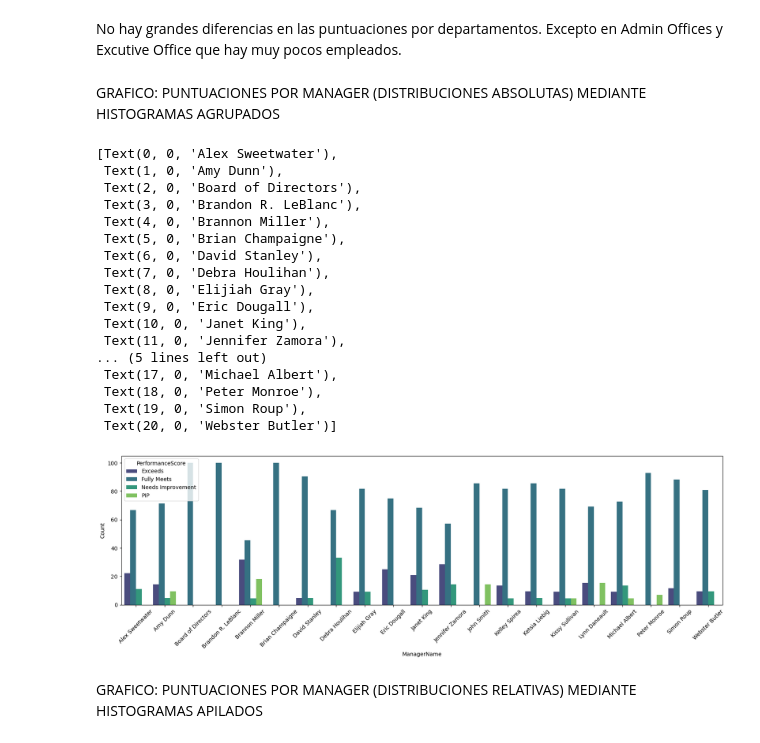
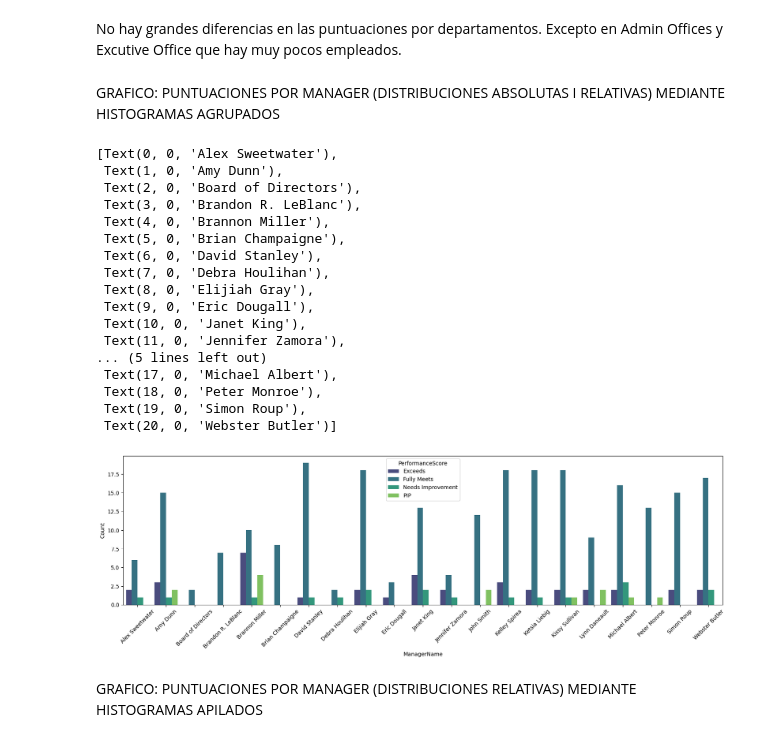
Before and after one commit to Mrivasesade/HR_Hackaton, a Jupyter notebook: HRAnalytics_Hackaton.ipynb, the cells around one changed output. Drawn from its saved outputs; the diff is of its cells as text; code cells hidden in the pictures.

```diff
--- a/HRAnalytics_Hackaton.ipynb
+++ b/HRAnalytics_Hackaton.ipynb
@@ -216,0 +246,2 @@ plt.show()
+# %%
+df['DOB'] = pd.to_datetime(df['DOB'])
@@ -216,0 +252,3 @@ plt.show()
+# %%
+df['Edad'] = df['DOB'].apply(calcular_edad)
+print(df)
@@ -216,0 +332,3 @@ plt.show()
+# %%
+df['HispanicLatino'] = df['HispanicLatino'].replace('Yes','yes')
+df['HispanicLatino'] = df['HispanicLatino'].replace('No','no')
@@ -216,0 +617,29 @@ plt.show()
+# %%
+def group_by_department_position(df, column):
+    """
+    Agrupa los datos por Departamento y Posición, separando por la columna especificada (Sexo, Raza o Grupo de Edad).
+    """
+    df_grouped = df.pivot_table(index=['Department', 'Position'], columns=column, aggfunc='size', fill_value=0)
+    return df_grouped
+
+def display_grouped_table(df_grouped, title):
+    """
+    Muestra la tabla en formato tabulado con un título descriptivo.
+    """
+    print(f"\n{title}\n")
+    print(tabulate(df_grouped, headers='keys', tablefmt='grid'))
+
+def categorize_age_groups(df):
+    """
+    Crea una nueva columna 'Age_Group' con rangos de edad definidos.
+    """
+    df['Age_Group'] = pd.cut(df['Edad'], bins=[0, 35, 50, 100], labels=["<35", "36-50", ">50"])
+    return df
+
+df = categorize_age_groups(df)
+df_sex_by_dept_pos = group_by_department_position(df, 'Sex')
+display_grouped_table(df_sex_by_dept_pos, "Distribución por Sexo")
+df_race_by_dept_pos = group_by_department_position(df, 'RaceDesc')
+display_grouped_table(df_race_by_dept_pos, "Distribución por Raza")
+df_age_by_dept_pos = group_by_department_position(df, 'Age_Group')
+display_grouped_table(df_age_by_dept_pos, "Distribución por Grupo de Edad")
@@ -299,43 +791,48 @@ plt.show()
 # %% [markdown]
 No hay grandes diferencias en las puntuaciones por departamentos. Excepto en Admin Offices y Excutive Office que hay muy pocos empleados.
 # %% [markdown]
-GRAFICO: PUNTUACIONES POR MANAGER (DISTRIBUCIONES ABSOLUTAS) MEDIANTE HISTOGRAMAS AGRUPADOS
+GRAFICO: PUNTUACIONES POR MANAGER (DISTRIBUCIONES ABSOLUTAS I RELATIVAS) MEDIANTE HISTOGRAMAS AGRUPADOS
 # %%
 
 df_scoresbymanager = df.groupby(['ManagerName', 'PerformanceScore']).size().reset_index(name='Count')
 df_scoresbymanager_pivot = df_scoresbymanager.pivot(index="PerformanceScore", columns="ManagerName", values="Count").fillna(0)  # Crear un DataFrame pivotado
 df_scoresbymanager_pivot_prop = df_scoresbymanager_pivot.div(df_scoresbymanager_pivot.sum(axis=0), axis=1) * 100   # Compute percentages along columns (normalize each column)
+df_scoresbymanager_abs = df_scoresbymanager_pivot.reset_index().melt(
+    id_vars="PerformanceScore",  # Column(s) to keep fixed
+    var_name="ManagerName",       # Name of the new categorical column (from columns)
+    value_name="Count"           # Name of the values column
+)
 df_scoresbymanager_pro = df_scoresbymanager_pivot_prop.reset_index().melt(
     id_vars="PerformanceScore",  # Column(s) to keep fixed
     var_name="ManagerName",       # Name of the new categorical column (from columns)
     value_name="Count"           # Name of the values column
 )
 
 plt.figure(figsize=(20, 5))
-sns.barplot(df_scoresbymanager_pro, x='ManagerName', y="Count", hue="PerformanceScore", palette="viridis")
+sns.barplot(df_scoresbymanager_abs, x='ManagerName', y="Count", hue="PerformanceScore", palette="viridis")
 
 # Show the plot
 plt.xticks(rotation=45)
 plt.gca().set_xticklabels(plt.gca().get_xticklabels(), rotation=45)  # Force labels to display
 # %% [output]
 [Text(0, 0, 'Alex Sweetwater'),
  Text(1, 0, 'Amy Dunn'),
  Text(2, 0, 'Board of Directors'),
  Text(3, 0, 'Brandon R. LeBlanc'),
  Text(4, 0, 'Brannon Miller'),
  Text(5, 0, 'Brian Champaigne'),
  Text(6, 0, 'David Stanley'),
  Text(7, 0, 'Debra Houlihan'),
  Text(8, 0, 'Elijiah Gray'),
  Text(9, 0, 'Eric Dougall'),
  Text(10, 0, 'Janet King'),
  Text(11, 0, 'Jennifer Zamora'),
 ... (5 lines left out)
  Text(17, 0, 'Michael Albert'),
  Text(18, 0, 'Peter Monroe'),
  Text(19, 0, 'Simon Roup'),
  Text(20, 0, 'Webster Butler')]
-[figure, old version]
+[figure, new version]
 # %% [markdown]
 GRAFICO: PUNTUACIONES POR MANAGER (DISTRIBUCIONES RELATIVAS) MEDIANTE HISTOGRAMAS APILADOS
 # %%
```
Also changed, not shown: parts of 26 cells of this notebook.
